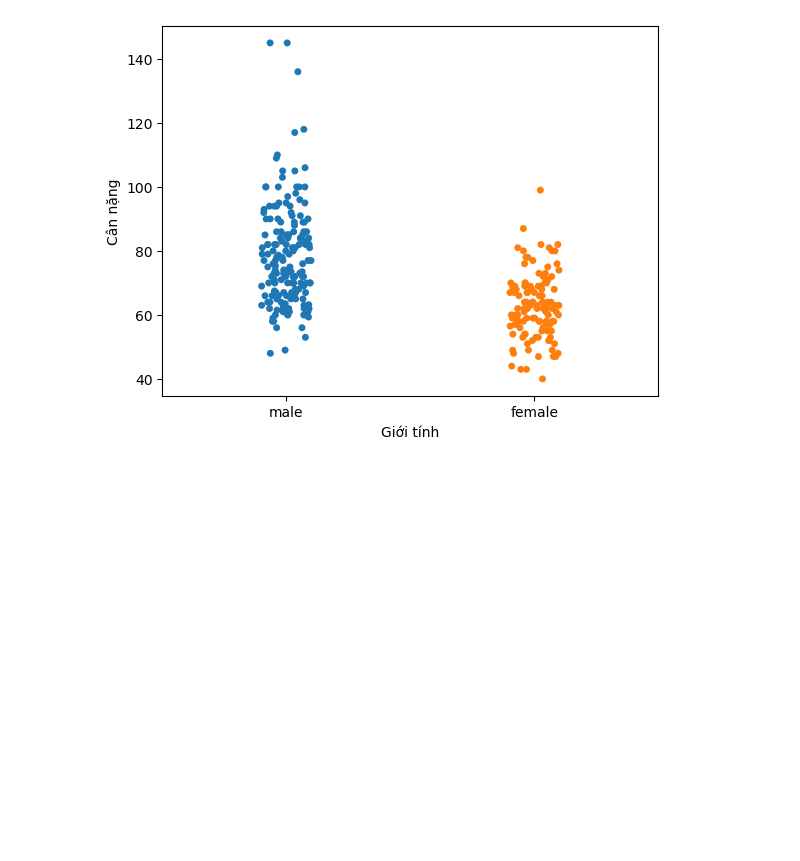
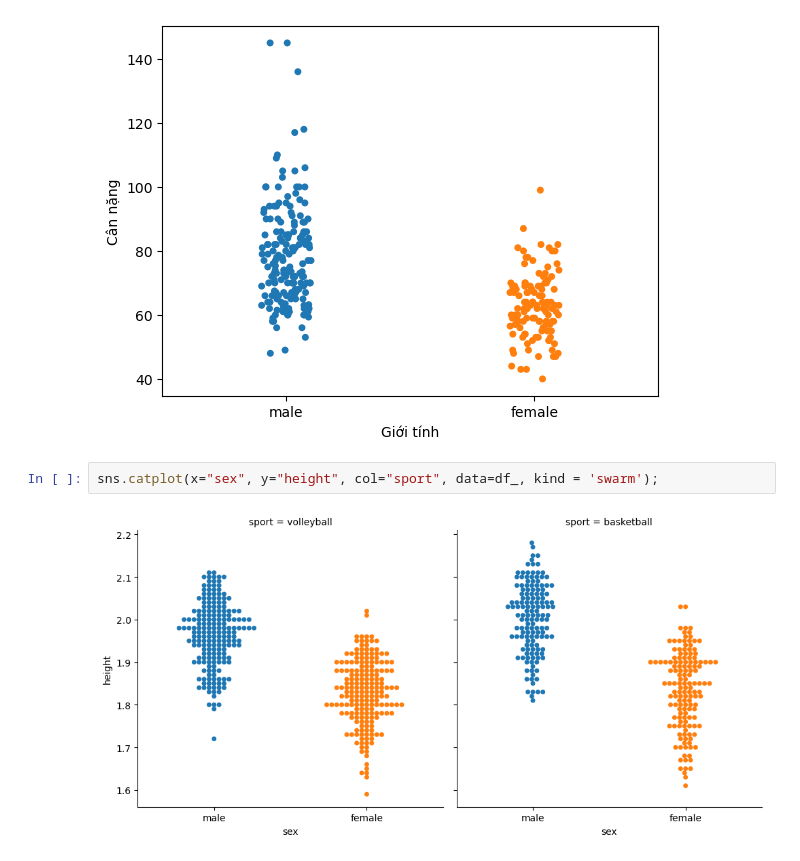
Before and after one commit to lminhtm/MLDSPython, a Jupyter notebook: Classworks/Bai6-GraphVisualization/SwarmChart.ipynb, the cells around one changed output. Saved outputs shown, nothing was run; the diff lists cells and outputs as text; blank space fills up the shorter version.

```diff
--- a/Classworks/Bai6-GraphVisualization/SwarmChart.ipynb
+++ b/Classworks/Bai6-GraphVisualization/SwarmChart.ipynb
@@ -60,3 +62,7 @@ plt.ylabel('Cân nặng')
 plt.show()
 # %% [output]
 [figure]
+# %%
+sns.catplot(x="sex", y="height", col="sport", data=df_, kind = 'swarm');
+# %% [output]
+[figure, added]
```
Also changed, not shown: parts of 1 cell of this notebook, 34 other files.
